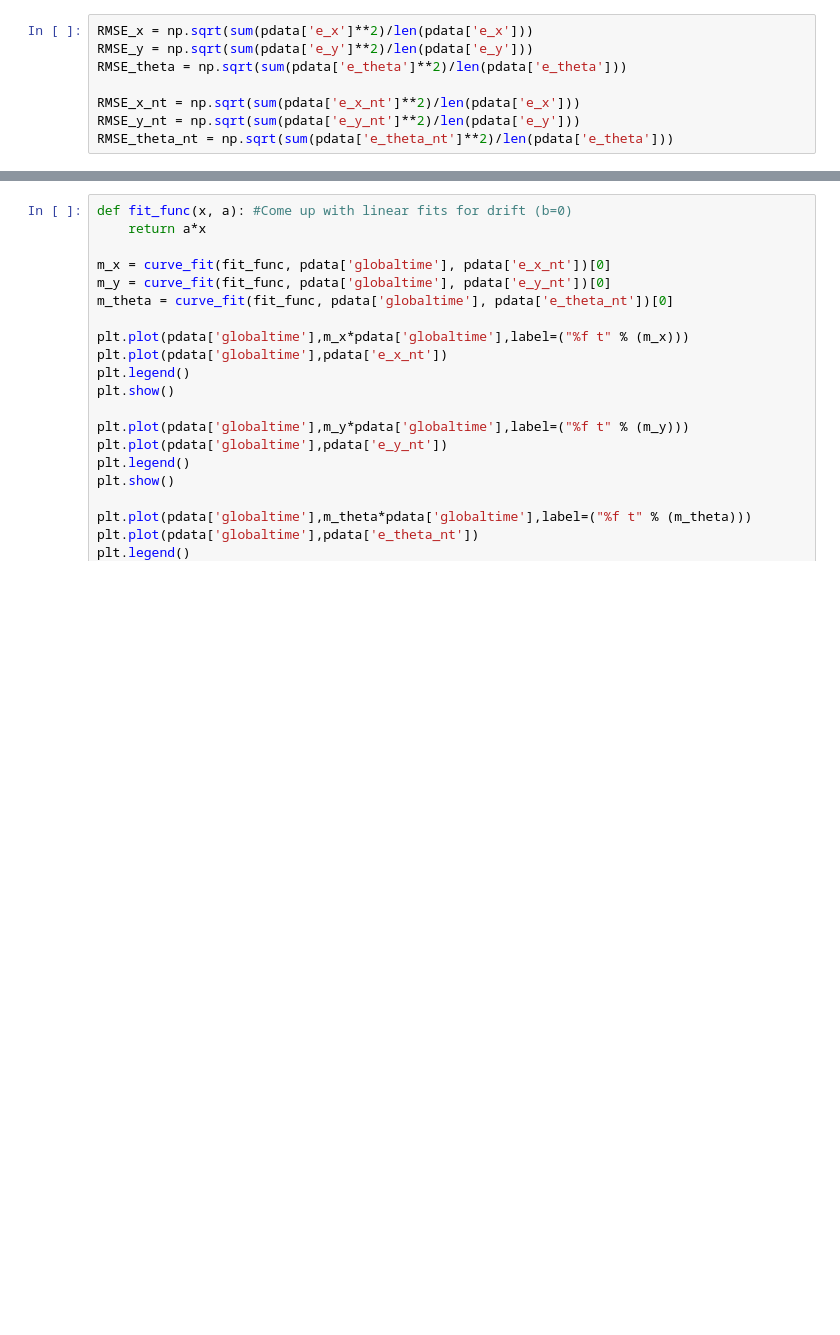
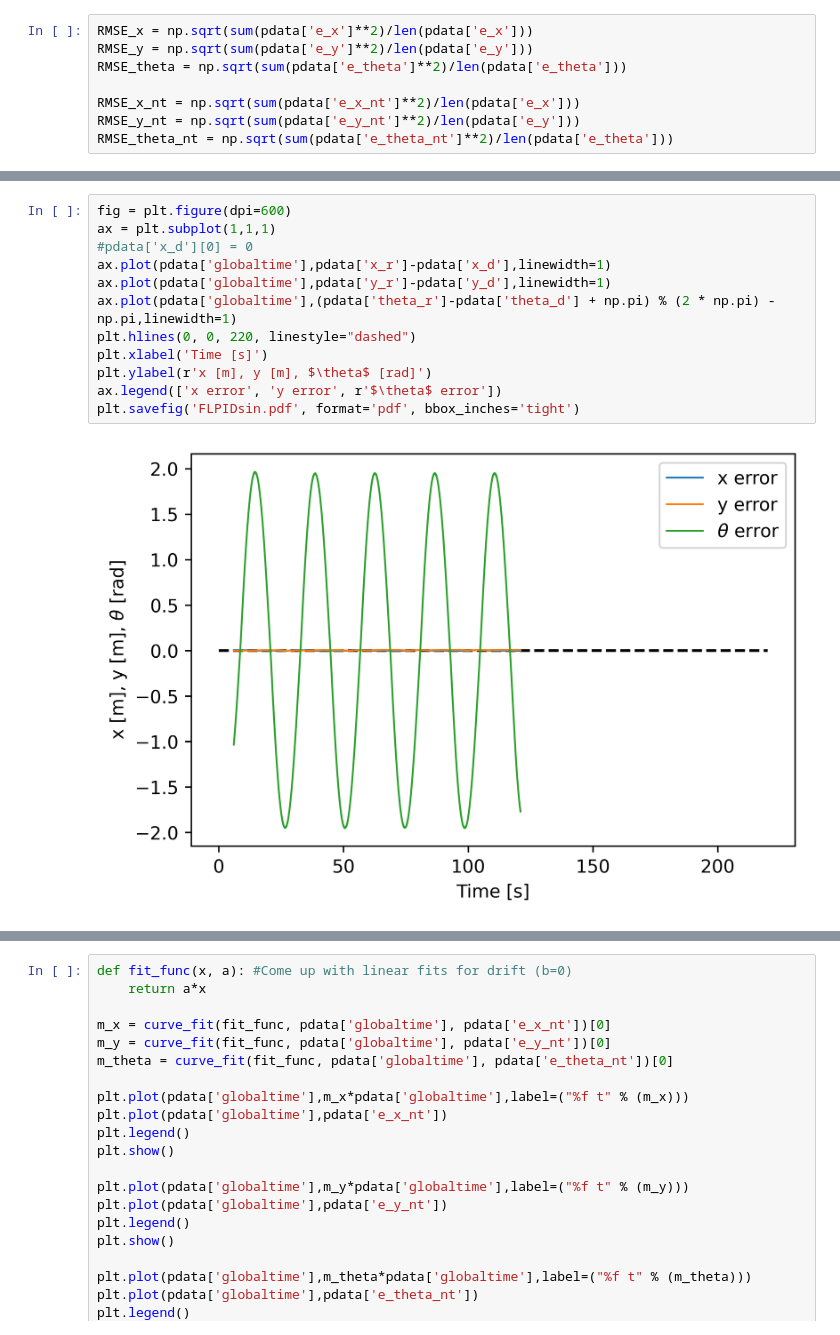
Before and after one commit to dyerbm/OmniWheel, a Jupyter notebook: 3WD-Omniwheel/VICON Data/Data_Processing_Controls.ipynb, the cells around one changed output, grey strips where cells are left out. Saved outputs shown, nothing was run; the diff lists cells and outputs as text; blank space fills up the shorter version.

```diff
--- a/3WD-Omniwheel/VICON Data/Data_Processing_Controls.ipynb
+++ b/3WD-Omniwheel/VICON Data/Data_Processing_Controls.ipynb
@@ -143,3 +147,17 @@ plt.show()
+# %%
+fig = plt.figure(dpi=600)
+ax = plt.subplot(1,1,1)
+#pdata['x_d'][0] = 0
+ax.plot(pdata['globaltime'],pdata['x_r']-pdata['x_d'],linewidth=1)
+ax.plot(pdata['globaltime'],pdata['y_r']-pdata['y_d'],linewidth=1)
+ax.plot(pdata['globaltime'],(pdata['theta_r']-pdata['theta_d'] + np.pi) % (2 * np.pi) - np.pi,linewidth=1)
+plt.hlines(0, 0, 220, linestyle="dashed")
+plt.xlabel('Time [s]')
+plt.ylabel(r'x [m], y [m], $\theta$ [rad]')
+ax.legend(['x error', 'y error', r'$\theta$ error'])
+plt.savefig('FLPIDsin.pdf', format='pdf', bbox_inches='tight')
+# %% [output]
+[figure, added]
 # %%
 print(RMSE_x)
 print(RMSE_y)
```
Also changed, not shown: parts of 3 cells of this notebook, 18 other files.
